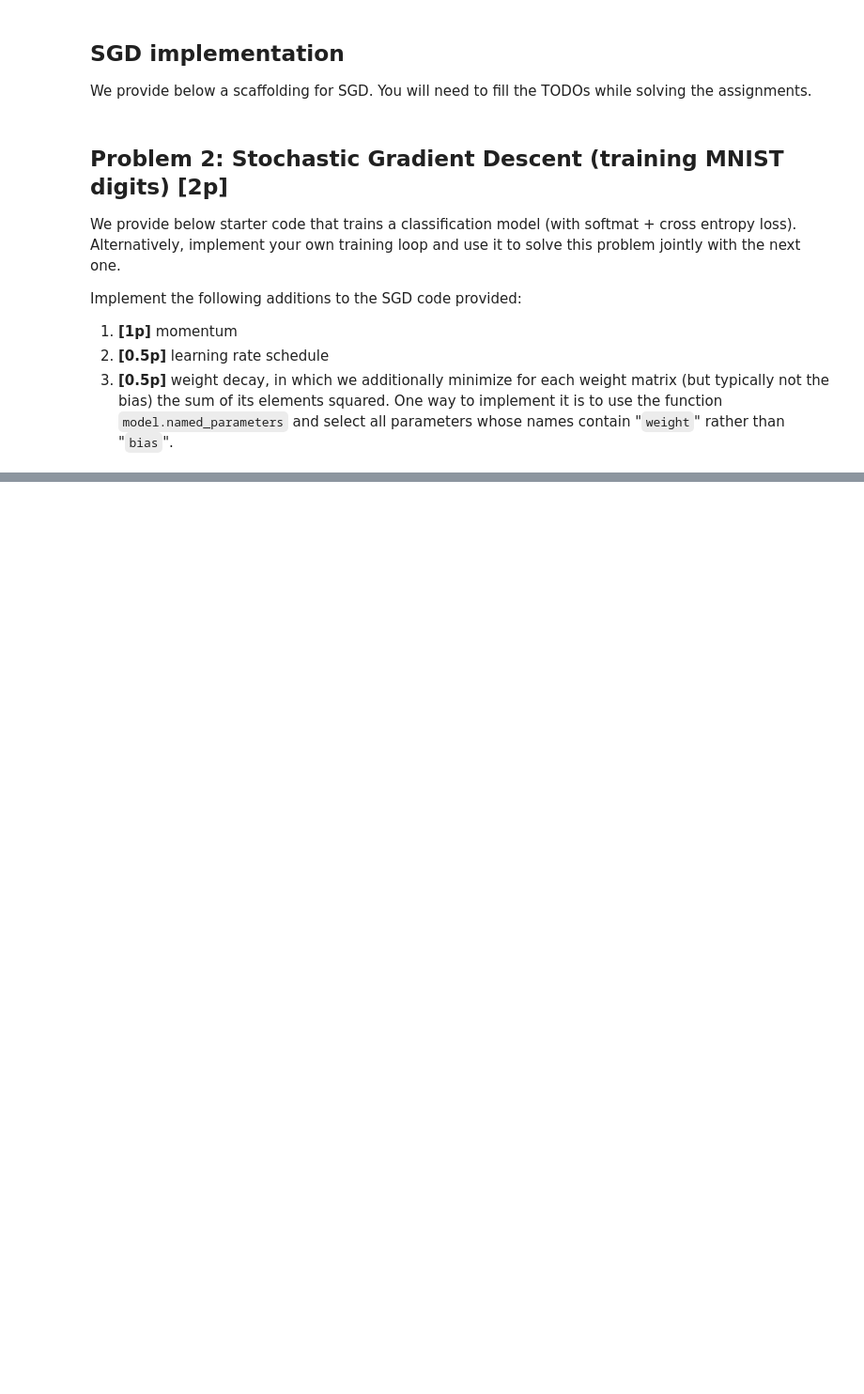
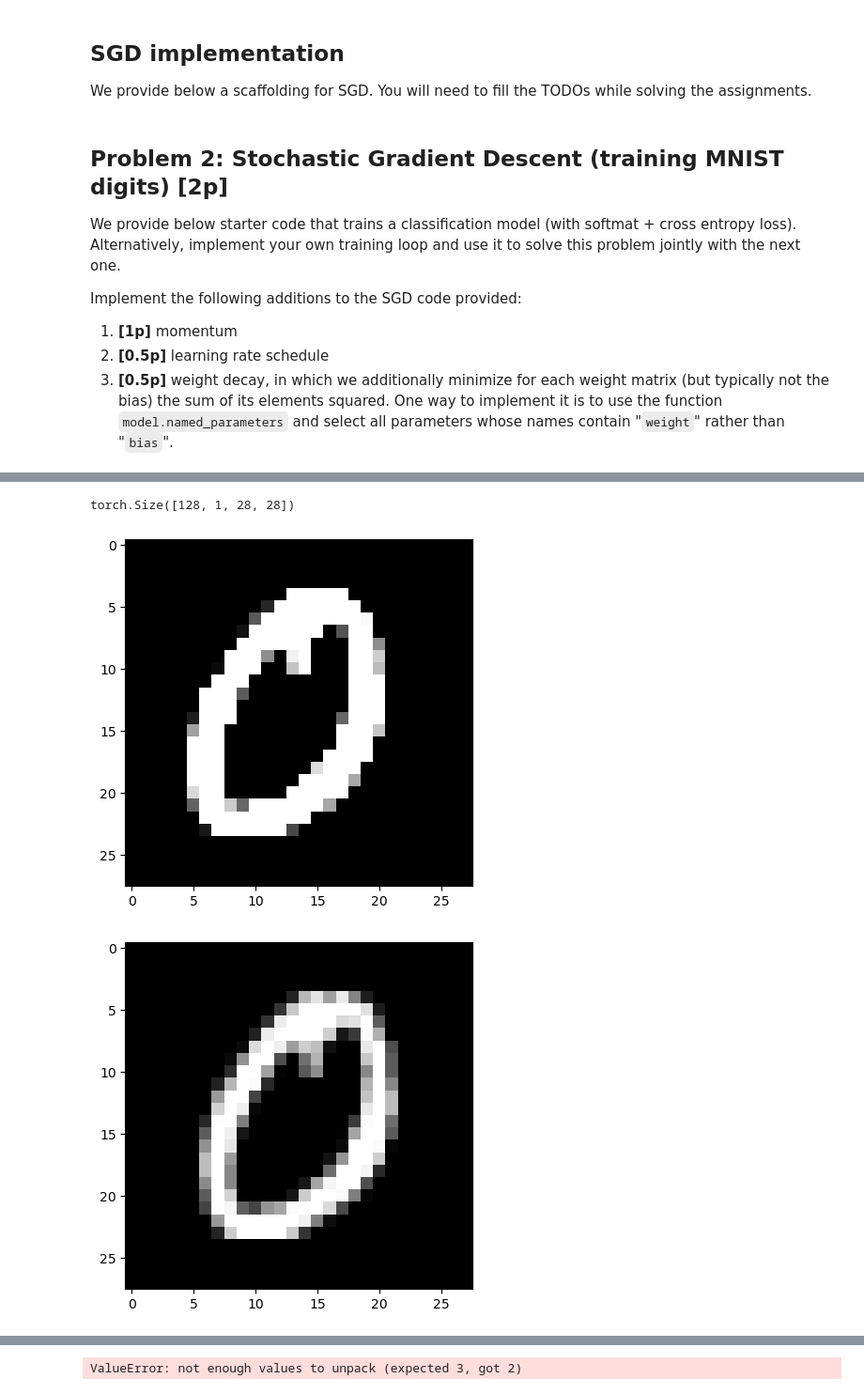
Before and after one commit to zmrocze/nn_ass2, a Jupyter notebook: src/Assignment2.ipynb, the cells around one changed output, grey strips where cells are left out. Shown at 94% size. Drawn from its saved outputs; the diff is of its cells as text; code cells hidden in the pictures; blank space fills up the shorter version.

```diff
--- a/src/Assignment2.ipynb
+++ b/src/Assignment2.ipynb
@@ -728,0 +1036,36 @@ TypeError: 'NoneType' object is not subscriptable
+# %%
+from matplotlib import pyplot as plt
+from torchvision.transforms import v2
+# transform = v2.RandomCrop(size=(28, 28))
+# transform = v2.Normalize(mean=0.485, std=0.229)
+# transform = v2.RandomHorizontalFlip(p=0.5)
+# transform = v2.RandomResizedCrop(size=(28, 28), antialias=True)
+# transform = v2.ScaleJitter(target_size=(28, 28))
+transform = v2.Compose([
+  v2.GaussianNoise(),
+  v2.RandomAffine((-7, 7), (0.1, 0.1))
+])
+
+for x, y in mnist_loaders["train"]:
+  display(x.shape)
+  # Display the first image in the batch
+  # img = x[0].squeeze()  # Remove the channel dimension
+  # display(img)
+  img = x[0]
+  # plt.figure(figsize=(6, 6))
+  # plt.imshow(img, cmap='gray')
+  tr = transform(img)
+  tr = tr.squeeze()
+  img = img.squeeze()
+  plt.imshow(tr, cmap='gray')
+  plt.show()
+  plt.imshow(img, cmap='gray')
+  plt.show()
+  # plt.imshow(img - tr.to(torch.float), cmap='gray')
+  plt.imshow(img - tr, cmap='gray')
+  plt.show()
+  break
+# %% [output]
+torch.Size([128, 1, 28, 28])
+[figure, added]
+[figure, added]
@@ -728,0 +1073 @@ TypeError: 'NoneType' object is not subscriptable
+ValueError: not enough values to unpack (expected 3, got 2)
```
Also changed, not shown: parts of 13 cells of this notebook, 1 other file.
